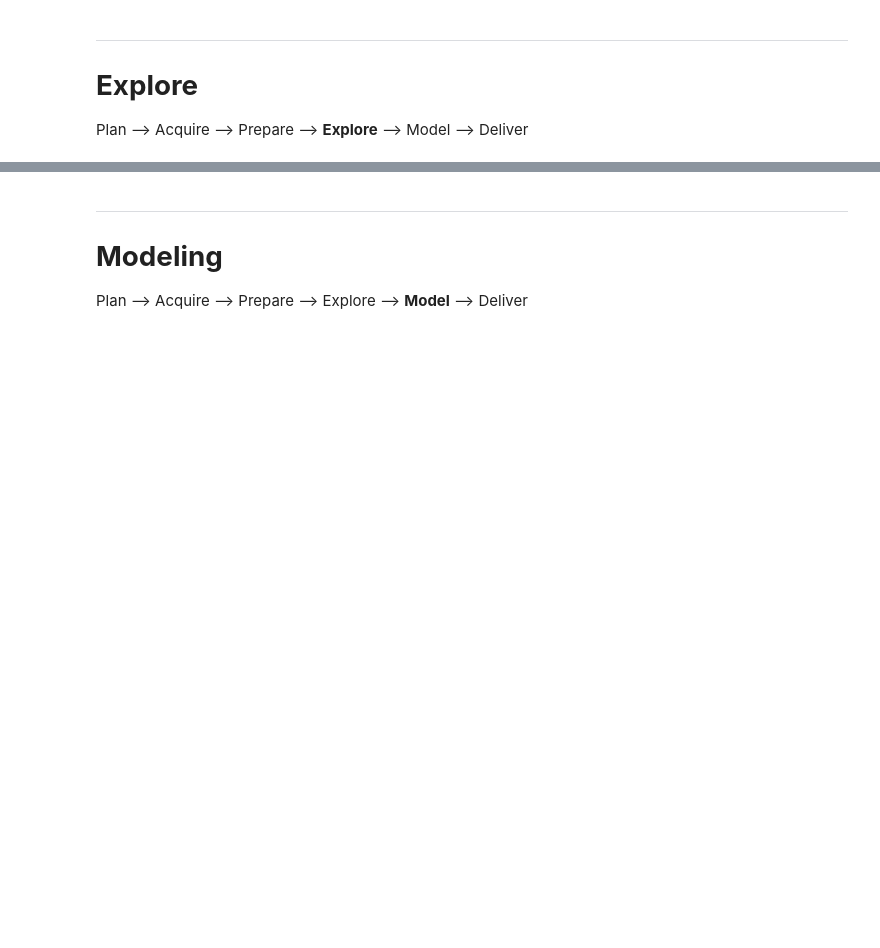
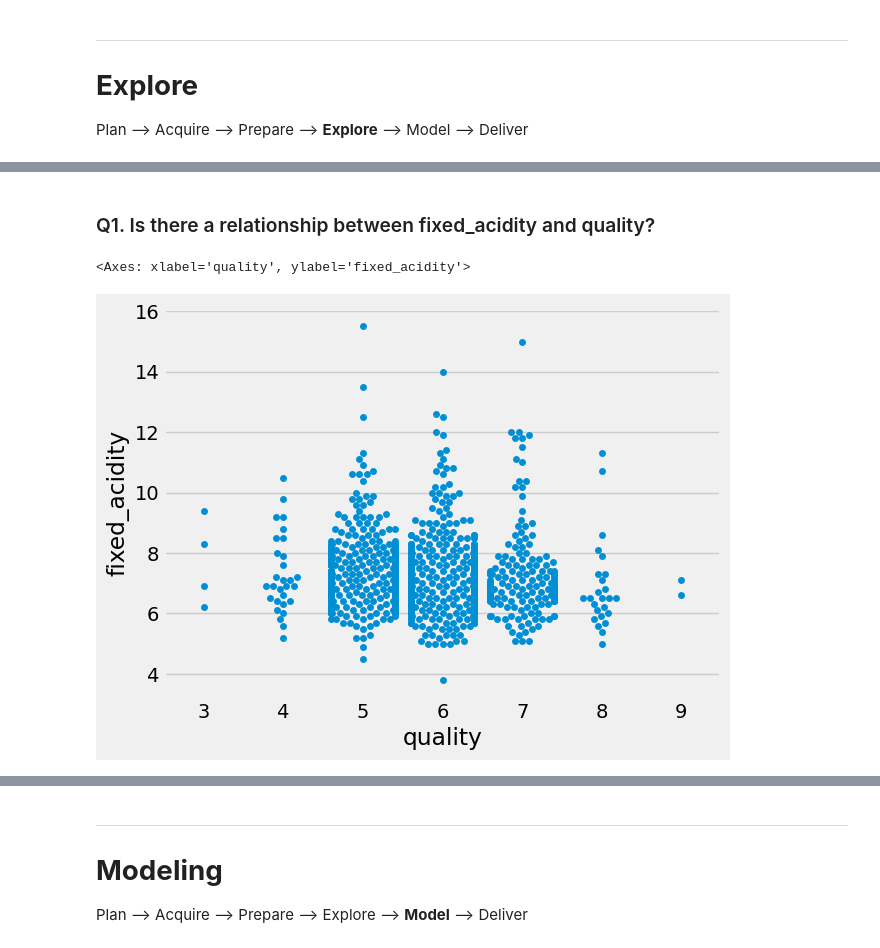
Before and after one commit to jeremiah-toribio/wine-clusters, a Jupyter notebook: Wine_Notebook.ipynb, the cells around one changed output, grey strips where cells are left out. Saved outputs shown, nothing was run; the diff lists cells and outputs as text; code cells hidden in the pictures; blank space fills up the shorter version.

```diff
--- a/Wine_Notebook.ipynb
+++ b/Wine_Notebook.ipynb
@@ -67,0 +102,7 @@ Plan --> Acquire --> Prepare --> **Explore** --> Model --> Deliver
+# %% [markdown]
+### Q1. Is there a relationship between fixed_acidity and quality?
+# %%
+sns.swarmplot(data=train.sample(1000), y='fixed_acidity', x='quality')
+# %% [output]
+<Axes: xlabel='quality', ylabel='fixed_acidity'>
+[figure, added]
```
Also changed, not shown: parts of 55 cells of this notebook.
